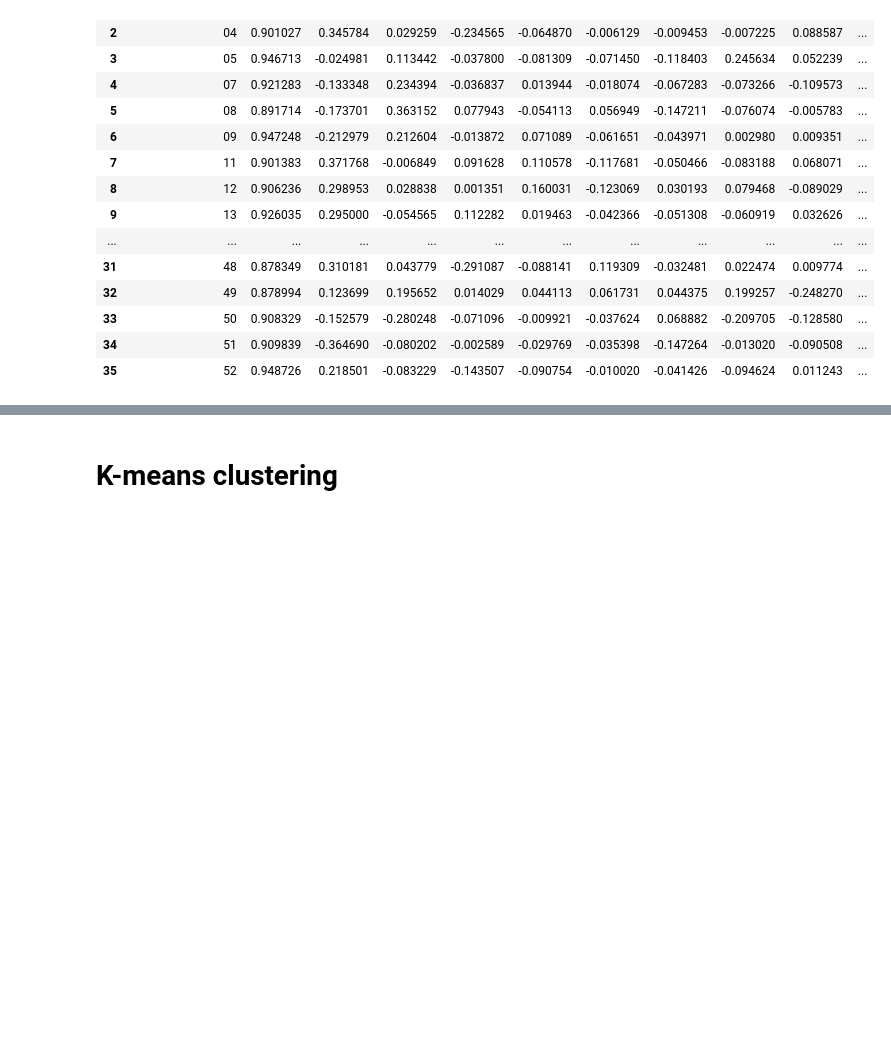
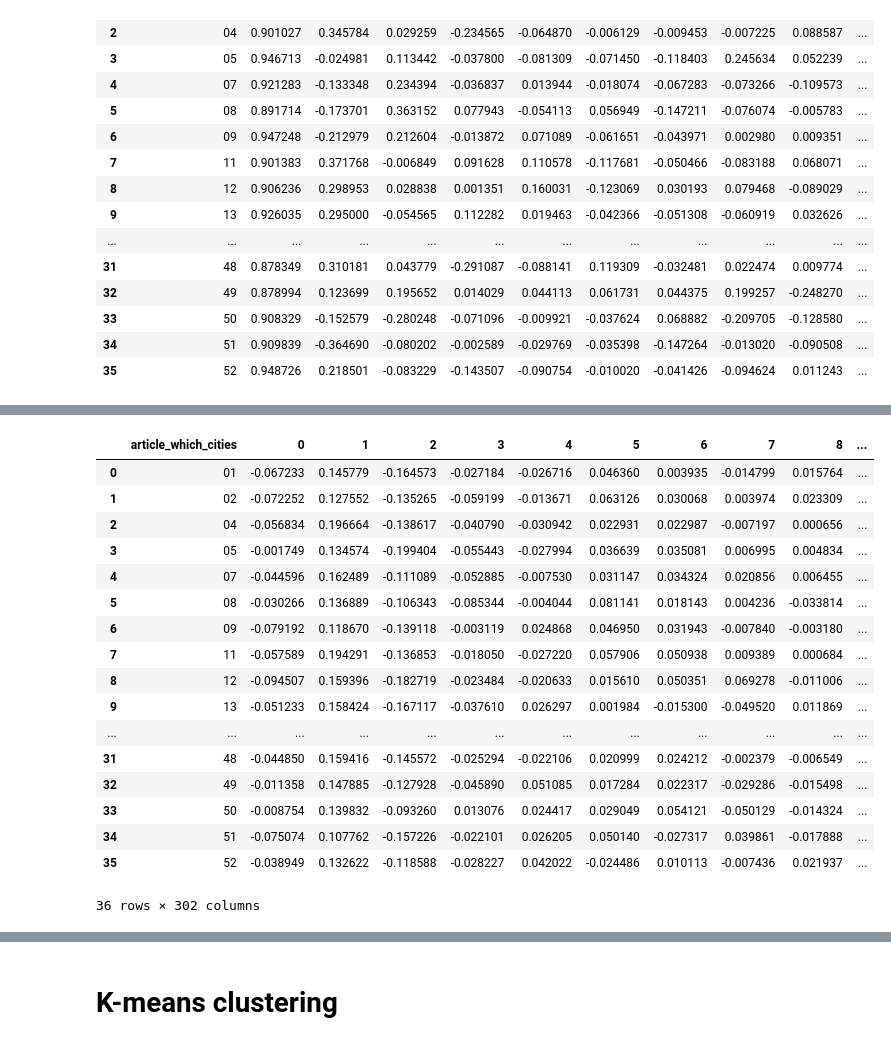
Before and after one commit to mozo64/xai-survey, a Jupyter notebook: src/clustering.ipynb, the cells around one changed output, grey strips where cells are left out. Drawn from its saved outputs; the diff is of its cells as text; code cells hidden in the pictures; blank space fills up the shorter version.

```diff
--- a/src/clustering.ipynb
+++ b/src/clustering.ipynb
@@ -374,0 +378,7 @@ explained variance perc = 59.99654682931723%
+# %%
+import spacy
+# from alibi.utils.download import spacy_model
+
+model_spacy = 'en_core_web_lg'
+# spacy_model(model=model_spacy)
+spacy_nlp = spacy.load(model_spacy)
@@ -374,0 +394,23 @@ explained variance perc = 59.99654682931723%
+# %%
+df_edges_spacy = pd.concat([df_edges_one_hot['article_which_cities'], df_edges_spacy], axis=1, join="inner")
+df_edges_spacy['cluster_kmeans'] = -1
+df_edges_spacy
+# %% [output]
+|  | article_which_cities | 0 | 1 | 2 | 3 | 4 | 5 | 6 | 7 | 8 | ... |
+| 0 | 01 | -0.067233 | 0.145779 | -0.164573 | -0.027184 | -0.026716 | 0.046360 | 0.003935 | -0.014799 | 0.015764 | ... |
+| 1 | 02 | -0.072252 | 0.127552 | -0.135265 | -0.059199 | -0.013671 | 0.063126 | 0.030068 | 0.003974 | 0.023309 | ... |
+| 2 | 04 | -0.056834 | 0.196664 | -0.138617 | -0.040790 | -0.030942 | 0.022931 | 0.022987 | -0.007197 | 0.000656 | ... |
+| 3 | 05 | -0.001749 | 0.134574 | -0.199404 | -0.055443 | -0.027994 | 0.036639 | 0.035081 | 0.006995 | 0.004834 | ... |
+| 4 | 07 | -0.044596 | 0.162489 | -0.111089 | -0.052885 | -0.007530 | 0.031147 | 0.034324 | 0.020856 | 0.006455 | ... |
+| 5 | 08 | -0.030266 | 0.136889 | -0.106343 | -0.085344 | -0.004044 | 0.081141 | 0.018143 | 0.004236 | -0.033814 | ... |
+| 6 | 09 | -0.079192 | 0.118670 | -0.139118 | -0.003119 | 0.024868 | 0.046950 | 0.031943 | -0.007840 | -0.003180 | ... |
+| 7 | 11 | -0.057589 | 0.194291 | -0.136853 | -0.018050 | -0.027220 | 0.057906 | 0.050938 | 0.009389 | 0.000684 | ... |
+| 8 | 12 | -0.094507 | 0.159396 | -0.182719 | -0.023484 | -0.020633 | 0.015610 | 0.050351 | 0.069278 | -0.011006 | ... |
+| 9 | 13 | -0.051233 | 0.158424 | -0.167117 | -0.037610 | 0.026297 | 0.001984 | -0.015300 | -0.049520 | 0.011869 | ... |
+| ... | ... | ... | ... | ... | ... | ... | ... | ... | ... | ... | ... |
+| 31 | 48 | -0.044850 | 0.159416 | -0.145572 | -0.025294 | -0.022106 | 0.020999 | 0.024212 | -0.002379 | -0.006549 | ... |
+| 32 | 49 | -0.011358 | 0.147885 | -0.127928 | -0.045890 | 0.051085 | 0.017284 | 0.022317 | -0.029286 | -0.015498 | ... |
+| 33 | 50 | -0.008754 | 0.139832 | -0.093260 | 0.013076 | 0.024417 | 0.029049 | 0.054121 | -0.050129 | -0.014324 | ... |
+| 34 | 51 | -0.075074 | 0.107762 | -0.157226 | -0.022101 | 0.026205 | 0.050140 | -0.027317 | 0.039861 | -0.017888 | ... |
+| 35 | 52 | -0.038949 | 0.132622 | -0.118588 | -0.028227 | 0.042022 | -0.024486 | 0.010113 | -0.007436 | 0.021937 | ... |
+36 rows × 302 columns
```
Also changed, not shown: parts of 11 cells of this notebook.
